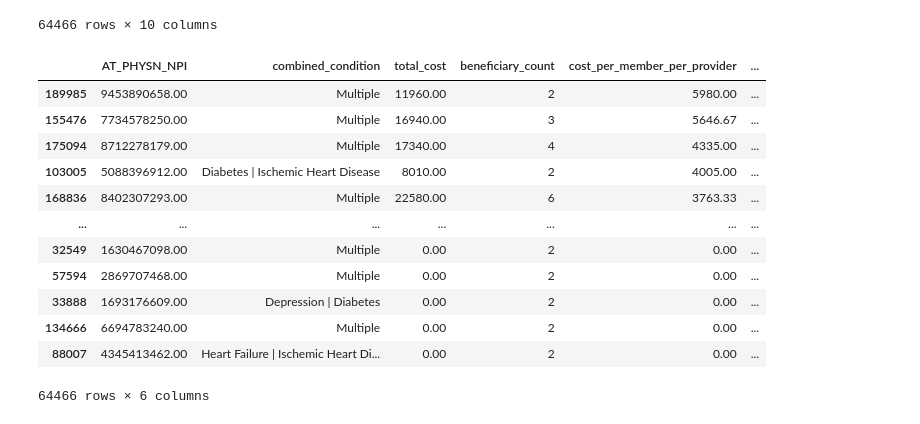
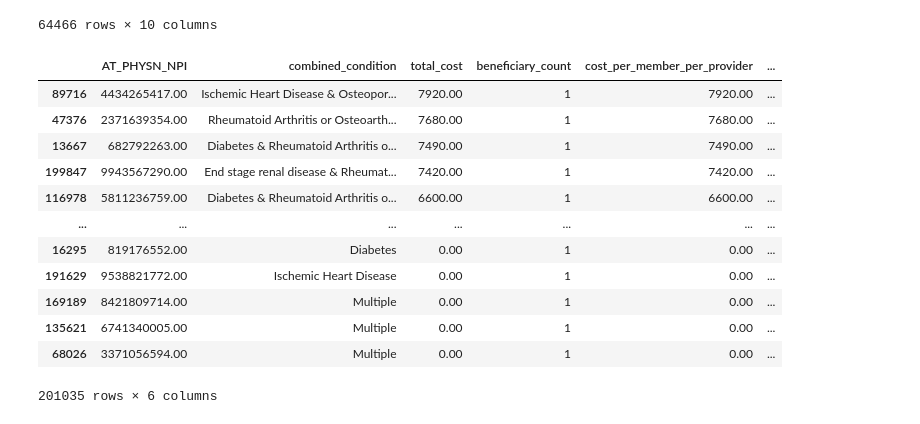
Before and after one commit to pattern-recogniser/python-helper, a Jupyter notebook: Outpatient claims analysis.ipynb, the cells around one changed output. Saved outputs shown, nothing was run; the diff lists cells and outputs as text; code cells hidden in the pictures.

```diff
--- a/Outpatient claims analysis.ipynb
+++ b/Outpatient claims analysis.ipynb
@@ -496,27 +526,26 @@ grouped_stats_df.sort_values(by=['AT_PHYSN_NPI','diff'], ascending=False)
 # %%
 
 # Filter out cases where there is only 1 member
-provider_condition_grouped_df = provider_condition_grouped_df[provider_condition_grouped_df['beneficiary_count'] > 1]
+# provider_condition_grouped_df = provider_condition_grouped_df[provider_condition_grouped_df['beneficiary_count'] > 1]
 
 # Calculate cost per member and add it to the DataFrame
 provider_condition_grouped_df['cost_per_member'] = (
-
     provider_condition_grouped_df['total_cost'] /
     provider_condition_grouped_df['beneficiary_count'])
 
 provider_condition_grouped_df
 # %% [output]
 |  | AT_PHYSN_NPI | combined_condition | total_cost | beneficiary_count | cost_per_member_per_provider | ... |
-| 189985 | 9453890658.00 | Multiple | 11960.00 | 2 | 5980.00 | ... |
-| 155476 | 7734578250.00 | Multiple | 16940.00 | 3 | 5646.67 | ... |
-| 175094 | 8712278179.00 | Multiple | 17340.00 | 4 | 4335.00 | ... |
-| 103005 | 5088396912.00 | Diabetes | Ischemic Heart Disease | 8010.00 | 2 | 4005.00 | ... |
-| 168836 | 8402307293.00 | Multiple | 22580.00 | 6 | 3763.33 | ... |
+| 89716 | 4434265417.00 | Ischemic Heart Disease & Osteopor... | 7920.00 | 1 | 7920.00 | ... |
+| 47376 | 2371639354.00 | Rheumatoid Arthritis or Osteoarth... | 7680.00 | 1 | 7680.00 | ... |
+| 13667 | 682792263.00 | Diabetes & Rheumatoid Arthritis o... | 7490.00 | 1 | 7490.00 | ... |
+| 199847 | 9943567290.00 | End stage renal disease & Rheumat... | 7420.00 | 1 | 7420.00 | ... |
+| 116978 | 5811236759.00 | Diabetes & Rheumatoid Arthritis o... | 6600.00 | 1 | 6600.00 | ... |
 | ... | ... | ... | ... | ... | ... | ... |
-| 32549 | 1630467098.00 | Multiple | 0.00 | 2 | 0.00 | ... |
-| 57594 | 2869707468.00 | Multiple | 0.00 | 2 | 0.00 | ... |
-| 33888 | 1693176609.00 | Depression | Diabetes | 0.00 | 2 | 0.00 | ... |
-| 134666 | 6694783240.00 | Multiple | 0.00 | 2 | 0.00 | ... |
-| 88007 | 4345413462.00 | Heart Failure | Ischemic Heart Di... | 0.00 | 2 | 0.00 | ... |
+| 16295 | 819176552.00 | Diabetes | 0.00 | 1 | 0.00 | ... |
+| 191629 | 9538821772.00 | Ischemic Heart Disease | 0.00 | 1 | 0.00 | ... |
+| 169189 | 8421809714.00 | Multiple | 0.00 | 1 | 0.00 | ... |
+| 135621 | 6741340005.00 | Multiple | 0.00 | 1 | 0.00 | ... |
+| 68026 | 3371056594.00 | Multiple | 0.00 | 1 | 0.00 | ... |
-64466 rows × 6 columns
+201035 rows × 6 columns
 # %%
```
Also changed, not shown: parts of 41 cells of this notebook, 1 other file.
